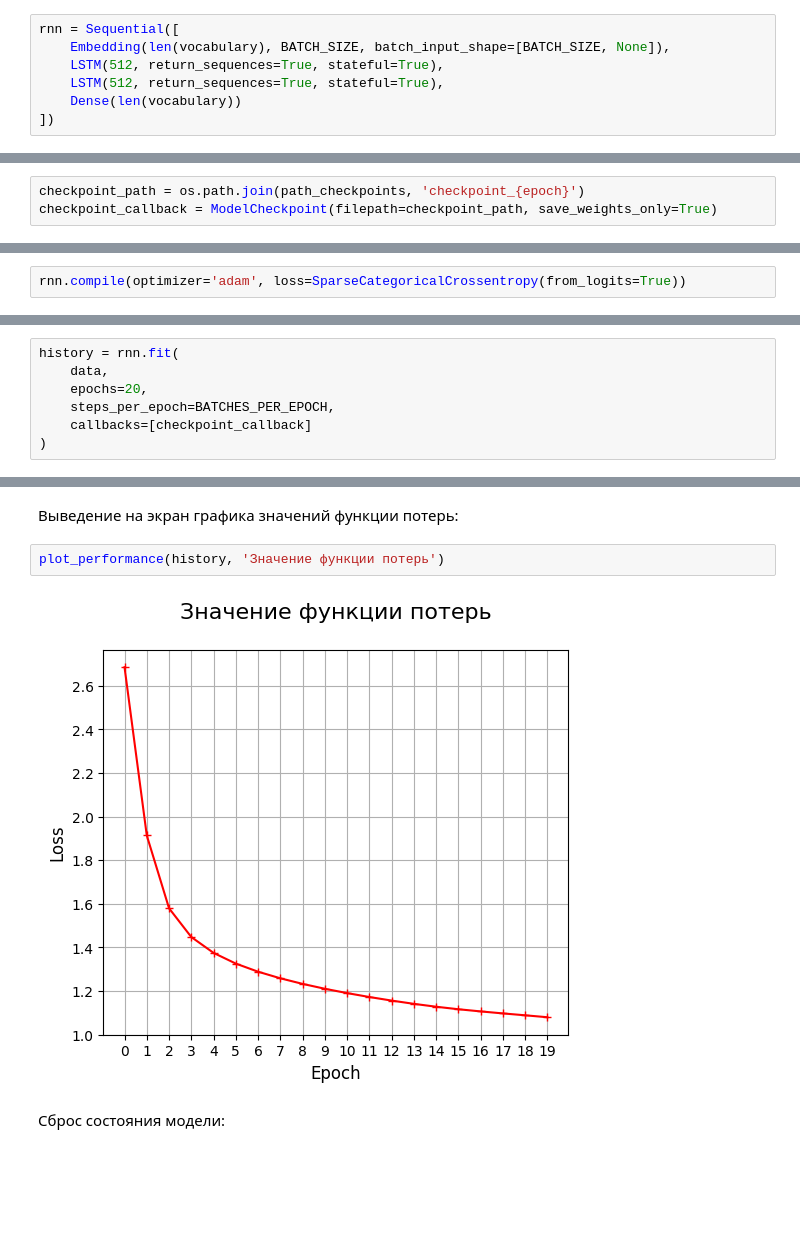
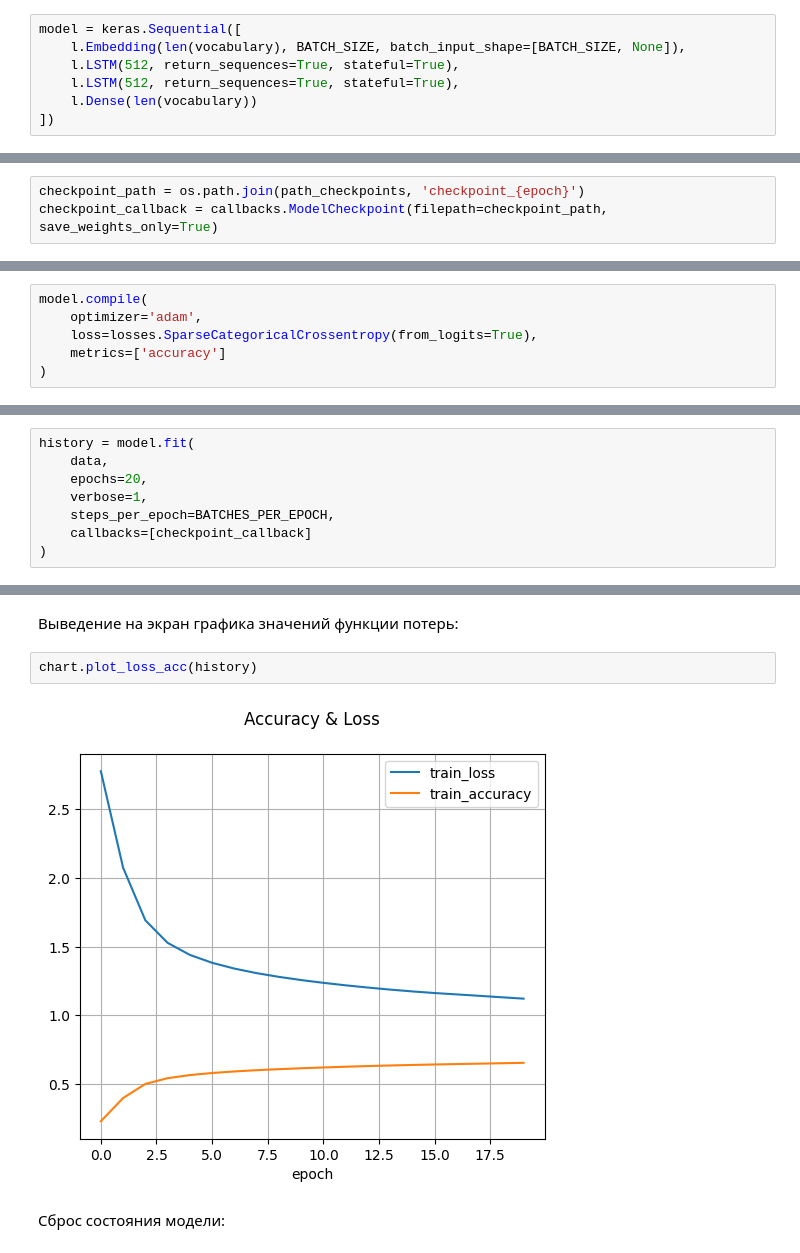
Before and after one commit to tidalinn/mai_term02_magai_lab3_gennn-nlp_lab, a Jupyter notebook: RNN_char.ipynb, the cells around one changed output, grey strips where cells are left out. Saved outputs shown, nothing was run; the diff lists cells and outputs as text; blank space fills up the shorter version.

```diff
--- a/RNN_char.ipynb
+++ b/RNN_char.ipynb
@@ -409,11 +312,11 @@ print_single_dim(data)
 # %% [markdown]
 Задание модели:
 # %%
-rnn = Sequential([
-    Embedding(len(vocabulary), BATCH_SIZE, batch_input_shape=[BATCH_SIZE, None]),
-    LSTM(512, return_sequences=True, stateful=True),
-    LSTM(512, return_sequences=True, stateful=True),
-    Dense(len(vocabulary))
+model = keras.Sequential([
+    l.Embedding(len(vocabulary), BATCH_SIZE, batch_input_shape=[BATCH_SIZE, None]),
+    l.LSTM(512, return_sequences=True, stateful=True),
+    l.LSTM(512, return_sequences=True, stateful=True),
+    l.Dense(len(vocabulary))
 ])
 # %% [markdown]
 Выведение на экран таблицы поведения параметров на словях нейросети:
@@ -500,5 +383,5 @@ if os.path.isdir(path_checkpoints) == False:
 Задание коллбека точек сохранения:
 # %%
 checkpoint_path = os.path.join(path_checkpoints, 'checkpoint_{epoch}')
-checkpoint_callback = ModelCheckpoint(filepath=checkpoint_path, save_weights_only=True)
+checkpoint_callback = callbacks.ModelCheckpoint(filepath=checkpoint_path, save_weights_only=True)
 # %% [markdown]
@@ -506,11 +389,16 @@ checkpoint_callback = ModelCheckpoint(filepath=checkpoint_path, save_weights_onl
 # %%
-rnn.compile(optimizer='adam', loss=SparseCategoricalCrossentropy(from_logits=True))
+model.compile(
+    optimizer='adam',
+    loss=losses.SparseCategoricalCrossentropy(from_logits=True),
+    metrics=['accuracy']
+)
 # %% [markdown]
 Обучение модели:
 # %%
-history = rnn.fit(
+history = model.fit(
     data,
     epochs=20,
+    verbose=1,
     steps_per_epoch=BATCHES_PER_EPOCH,
     callbacks=[checkpoint_callback]
 )
@@ -535,9 +423,9 @@ Epoch 20/20
 # %% [markdown]
 Выведение на экран графика значений функции потерь:
 # %%
-plot_performance(history, 'Значение функции потерь')
+chart.plot_loss_acc(history)
 # %% [output]
-[figure, old version]
+[figure, new version]
 # %% [markdown]
 Сброс состояния модели:
 # %%
```
Also changed, not shown: parts of 70 cells of this notebook, 6 other files.
